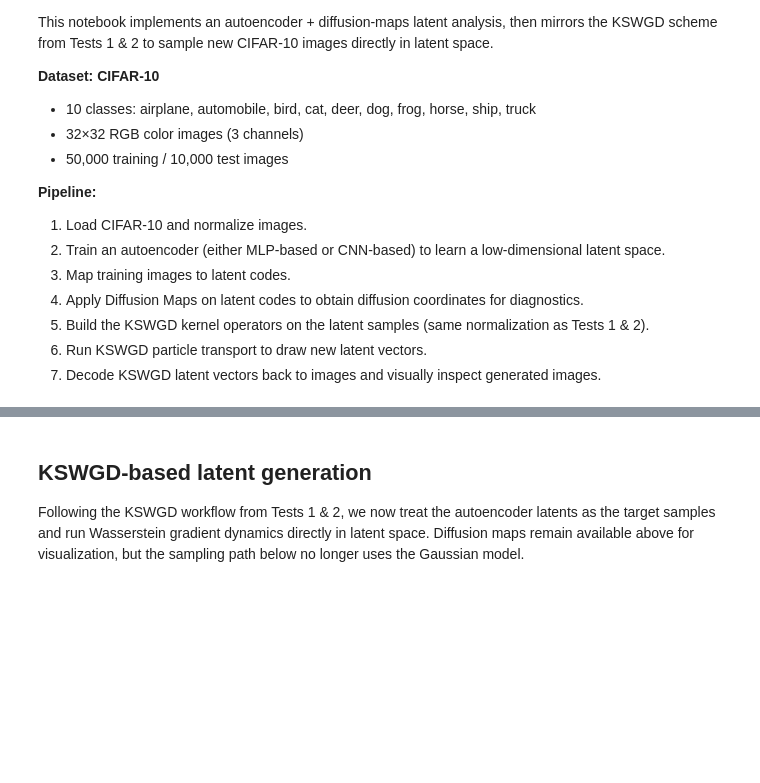
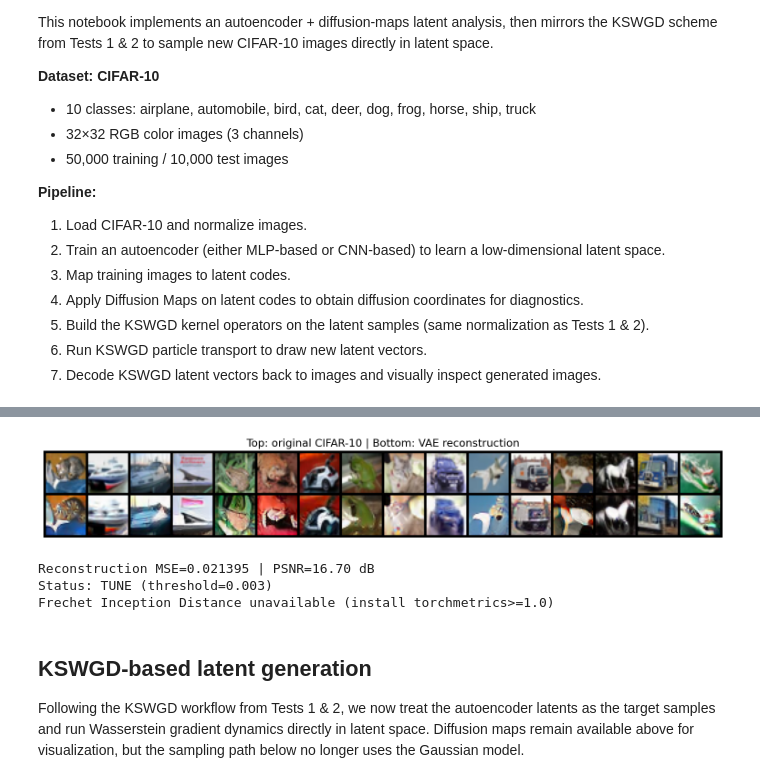
Before and after one commit to TalkingDoll/kswgd, a Jupyter notebook: test_5_CIFAR_edmd_dmps_0.ipynb, the cells around one changed output, grey strips where cells are left out. Cells and saved outputs as stored; diff of their text form; code cells hidden in the pictures; blank space fills up the shorter version.

```diff
--- a/test_5_CIFAR_edmd_dmps_0.ipynb
+++ b/test_5_CIFAR_edmd_dmps_0.ipynb
@@ -37,6 +37,13 @@ import torch.optim as optim
 from torch.utils.data import DataLoader
 from torchvision import datasets, transforms
 from torchvision.utils import make_grid
+
+try:
+    from torchmetrics.image.fid import FrechetInceptionDistance
+    TORCHMETRICS_AVAILABLE = True
+except ImportError:
+    FrechetInceptionDistance = None
+    TORCHMETRICS_AVAILABLE = False
 
 from grad_ker1 import grad_ker1
 from K_tar_eval import K_tar_eval
@@ -276,29 +369,45 @@ def evaluate_vae_reconstruction(
 # %%
 # Evaluate reconstructions (Cell 8) and visualize originals vs. reconstructions
 num_eval_batches = 2
 recon_report = evaluate_vae_reconstruction(
     vae,
     test_loader,
     device=device,
     num_batches=num_eval_batches,
 )
 
 orig_samples = recon_report["originals"][:16]
 recon_samples = recon_report["reconstructions"][:16]
 comparison = torch.cat([orig_samples, recon_samples], dim=0)
 
 grid = make_grid(comparison, nrow=16)
 plt.figure(figsize=(16, 2.5))
 plt.imshow(np.clip(grid.permute(1, 2, 0).numpy(), 0.0, 1.0))
 plt.axis("off")
 plt.title("Top: original CIFAR-10 | Bottom: VAE reconstruction", fontsize=14)
 plt.show()
 
 mse = recon_report["mse"]
 psnr = recon_report["psnr"]
 print(f"Reconstruction MSE={mse:.6f} | PSNR={psnr:.2f} dB")
 quality_flag = "PASS" if mse < 3e-3 else "TUNE"
 print(f"Status: {quality_flag} (threshold=0.003)")
+
+if TORCHMETRICS_AVAILABLE and FrechetInceptionDistance is not None:
+    fid_metric = FrechetInceptionDistance(feature=2048, normalize=True).to(device)
+    real_batch = recon_report["originals"].to(device)
+    fake_batch = recon_report["reconstructions"].to(device)
+    fid_metric.update(real_batch, real=True)
+    fid_metric.update(fake_batch, real=False)
+    fid_score = float(fid_metric.compute().cpu())
+    print(f"Frechet Inception Distance (orig vs recon) = {fid_score:.3f}")
+else:
+    print("Frechet Inception Distance unavailable (install torchmetrics>=1.0)")
+# %% [output]
+[figure, added]
+Reconstruction MSE=0.021395 | PSNR=16.70 dB
+Status: TUNE (threshold=0.003)
+Frechet Inception Distance unavailable (install torchmetrics>=1.0)
 # %%
 # Encode the full training set to collect latent vectors and labels for DM
 autoencoder.eval()
```
Also changed, not shown: parts of 5 cells of this notebook.
